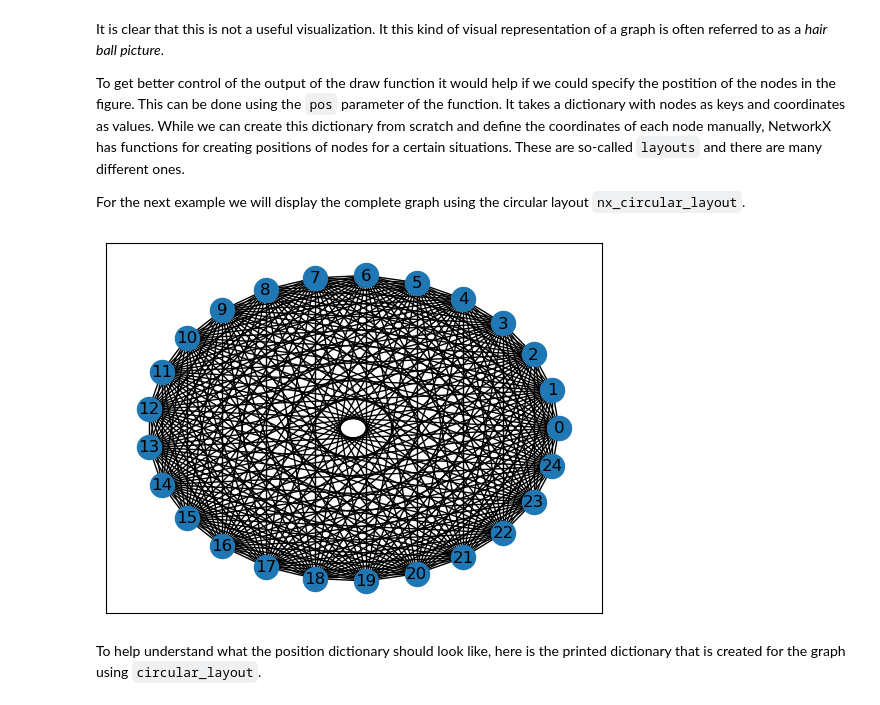
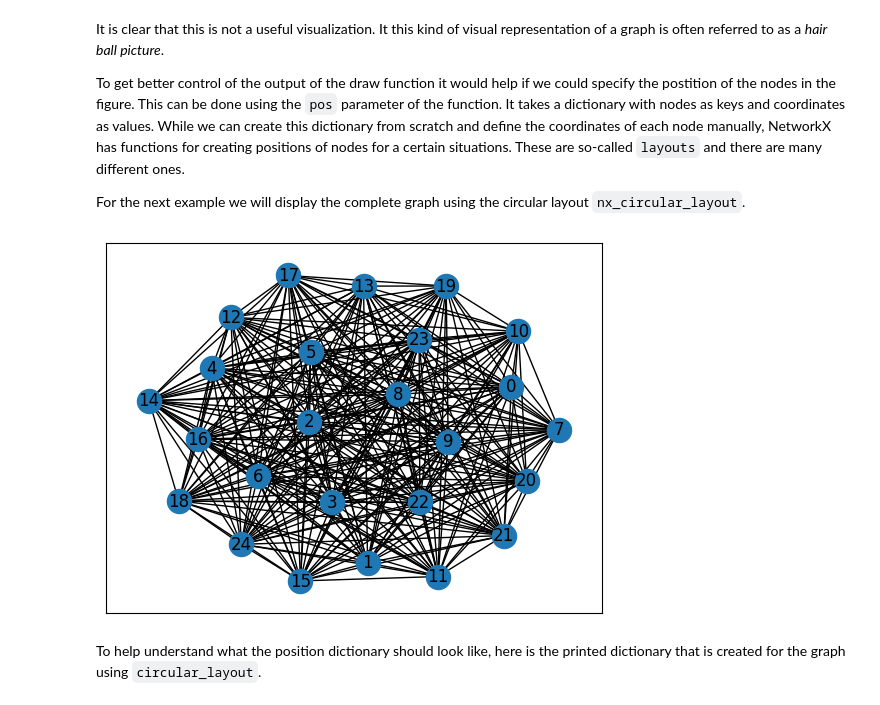
Before and after one commit to gitkeniwo/network-statistics-notebooks, a Jupyter notebook: Intro/Visualizing_Networks.ipynb, the cells around one changed output. Cells and saved outputs as stored; diff of their text form; code cells hidden in the pictures.

```diff
--- a/Intro/Visualizing_Networks.ipynb
+++ b/Intro/Visualizing_Networks.ipynb
@@ -42,9 +42,11 @@ To get better control of the output of the draw function it would help if we cou
 For the next example we will display the complete graph using the circular layout `nx_circular_layout`.
 # %%
 ### Nodes with circular positions
-nx.draw_networkx(K, pos=nx.circular_layout(K))
+# nx.draw_networkx(K, pos=nx.circular_layout(K))
+
+nx.draw_networkx(K, pos=nx.spring_layout(K))
 # %% [output]
-[figure, old version]
+[figure, new version]
 # %% [markdown]
 To help understand what the position dictionary should look like, here is the printed dictionary that is created for the graph using `circular_layout`.
 # %%
```
Also changed, not shown: parts of 10 cells of this notebook, 12 other files.
